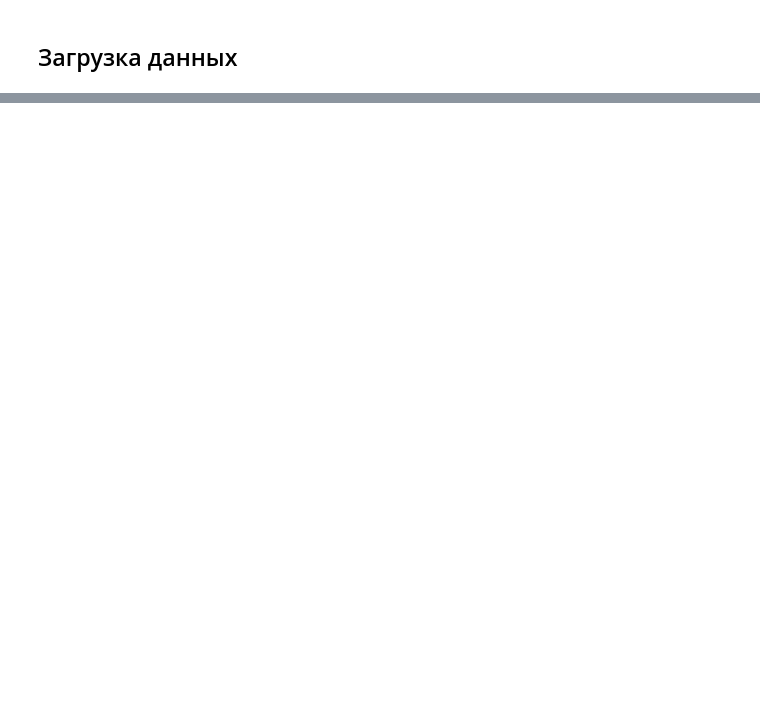
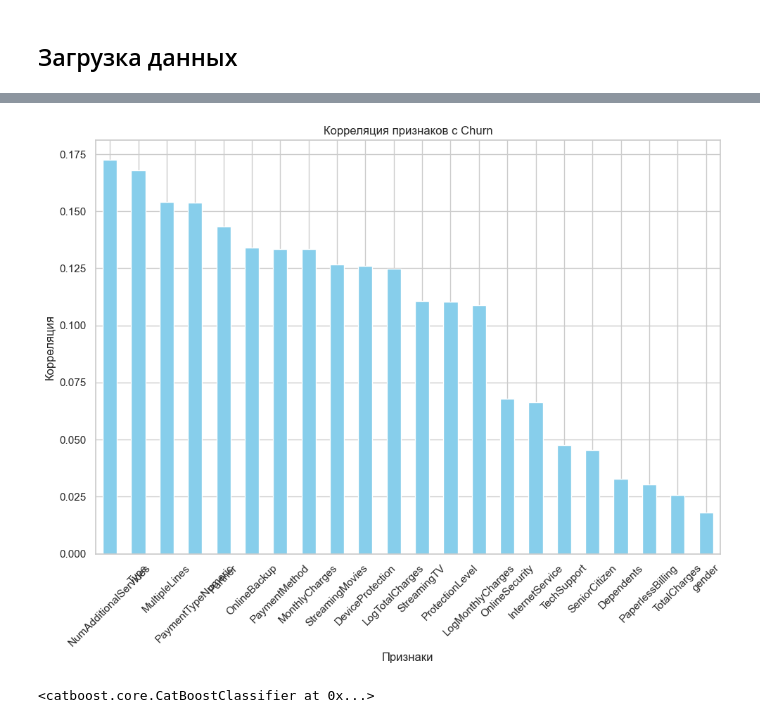
Before and after one commit to IvanovMaxim1992/project, a Jupyter notebook: Финальный проект.ipynb, the cells around one changed output, grey strips where cells are left out. Cells and saved outputs as stored; diff of their text form; code cells hidden in the pictures; blank space fills up the shorter version.

```diff
--- a/Финальный проект.ipynb
+++ b/Финальный проект.ipynb
@@ -440,0 +445,6 @@ plt.show()
+# %%
+df['BillingPaymentInteraction'] = (df['PaperlessBilling'] == 'Yes') & (df['AutoPayment'] == 1)
+df['BillingPaymentInteraction'] = df['BillingPaymentInteraction'].astype(int)
+# %%
+df['HasDSL'] = (df['InternetService'] == 'DSL').astype(int)
+df['HasFiberOptic'] = (df['InternetService'] == 'Fiber optic').astype(int)
@@ -440,0 +506,13 @@ plt.show()
+# %%
+from category_encoders import TargetEncoder
+
+# Создаем копию данных
+df_encoded = df.copy()
+
+# Применяем Target Encoding для категориальных признаков
+encoder = TargetEncoder()
+df_encoded[categorical_features] = encoder.fit_transform(df[categorical_features], df['Churn'])
+
+# Проверяем результат
+print("\nПример данных после Target Encoding:")
+display(df_encoded[categorical_features].head())
@@ -440,0 +527,9 @@ plt.show()
+# %%
+# Объединяем числовые и закодированные категориальные признаки
+all_features = numeric_features + categorical_features
+
+# Вычисляем корреляцию всех признаков с Churn
+correlation_all = df_encoded[all_features].corrwith(df_encoded['Churn'])
+
+print("\nКорреляция всех признаков с Churn (с Target Encoding):")
+print(correlation_all.sort_values(ascending=False))
@@ -440,0 +554,34 @@ plt.show()
+# %%
+# Визуализация корреляции
+plt.figure(figsize=(10, 8))
+correlation_all.sort_values(ascending=False).plot(kind='bar', color='skyblue')
+plt.title("Корреляция признаков с Churn")
+plt.ylabel("Корреляция")
+plt.xlabel("Признаки")
+plt.xticks(rotation=45)
+plt.tight_layout()
+plt.show()
+# %% [output]
+[figure, added]
+# %%
+# Разделяем данные на обучающую и тестовую выборки
+X = df.drop(columns=['Churn'])
+y = df['Churn']
+
+X_train, X_test, y_train, y_test = train_test_split(
+    X, y, test_size=0.25, random_state=RANDOM_STATE, stratify=y
+)
+
+# Определяем категориальные признаки
+categorical_features = X.select_dtypes(include=['object']).columns.tolist()
+
+# Создаем и обучаем модель CatBoost
+model = CatBoostClassifier(
+    random_state=RANDOM_STATE,
+    verbose=0,  # Отключаем вывод логов
+    cat_features=categorical_features  # Указываем категориальные признаки
+)
+
+model.fit(X_train, y_train)
+# %% [output]
+<catboost.core.CatBoostClassifier at 0x...>
```
Also changed, not shown: parts of 50 cells of this notebook, 6 other files.
